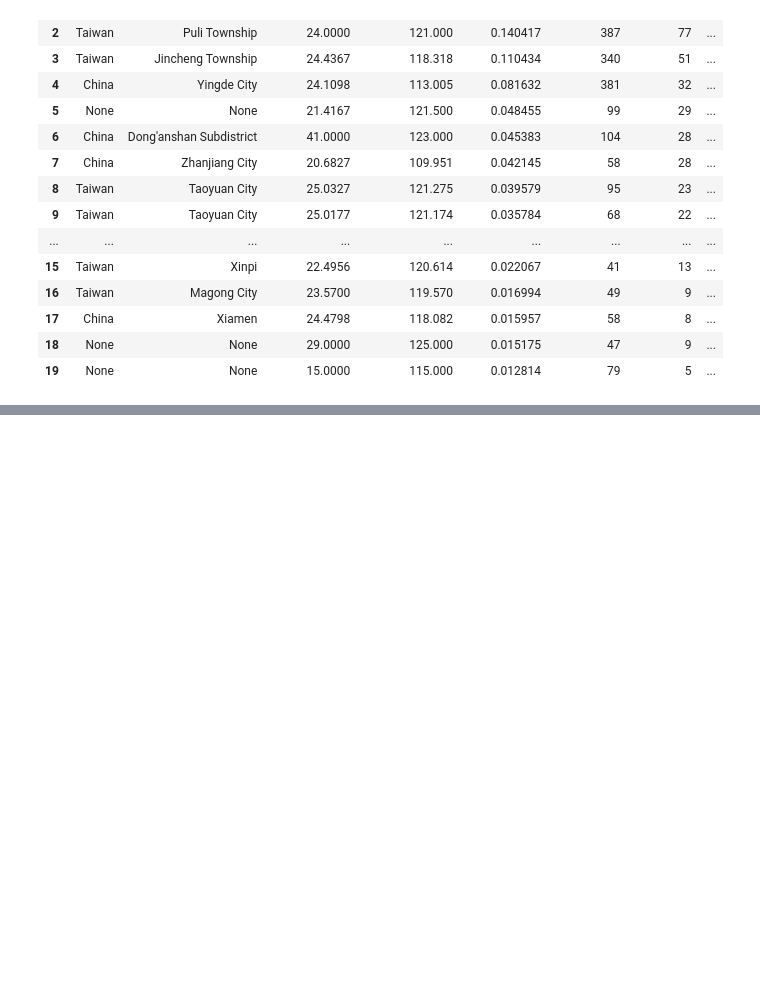
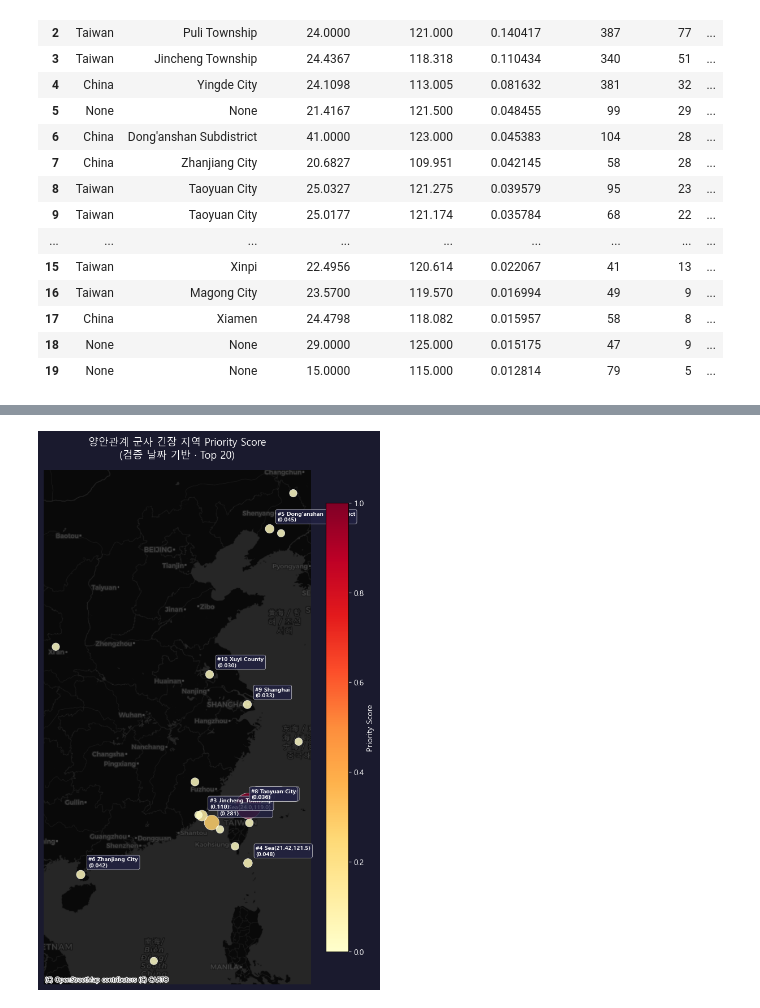
Before and after one commit to anna030608/DS8_SIA_Project, a Jupyter notebook: EDA/08_geocoders_day2.ipynb, the cells around one changed output, grey strips where cells are left out. Saved outputs shown, nothing was run; the diff lists cells and outputs as text; code cells hidden in the pictures; blank space fills up the shorter version.

Commit message:
update geo validation bbox and priority scoring

```diff
--- a/EDA/08_geocoders_day2.ipynb
+++ b/EDA/08_geocoders_day2.ipynb
@@ -696,0 +945,81 @@ display(coord_agg_final.nlargest(20, 'priority_score')[
+# %%
+import matplotlib.pyplot as plt
+import matplotlib.patches as mpatches
+from matplotlib.colors import Normalize
+from matplotlib.cm import ScalarMappable
+import geopandas as gpd
+import contextily as ctx
+from shapely.geometry import Point
+
+# 한글 폰트 및 설정 (Windows 환경)
+plt.rc('font', family='Malgun Gothic')
+plt.rcParams['axes.unicode_minus'] = False
+
+# ── GeoDataFrame 변환 ────────────────────────────────────────────
+top20 = coord_agg.nlargest(20, 'priority_score').copy()
+
+gdf = gpd.GeoDataFrame(
+    top20,
+    geometry=[Point(xy) for xy in zip(
+        top20['ActionGeo_Long'],
+        top20['ActionGeo_Lat']
+    )],
+    crs='EPSG:4326'
+).to_crs(epsg=3857)
+
+fig, ax = plt.subplots(figsize=(14, 10))
+
+# ── 컬러 설정 ────────────────────────────────────────────────────
+norm  = Normalize(vmin=0, vmax=1)
+cmap  = plt.cm.YlOrRd
+
+colors = [cmap(norm(s)) for s in gdf['priority_score']]
+sizes  = 80 + gdf['priority_score'] * 1000
+
+# ── 좌표 플롯 ────────────────────────────────────────────────────
+gdf.plot(
+    ax=ax, color=colors, markersize=sizes,
+    alpha=0.85, edgecolor='white', linewidth=0.5, zorder=3
+)
+
+# ── 상위 10개 라벨 ───────────────────────────────────────────────
+top10 = gdf.sort_values('priority_score', ascending=False).head(10)
+for i, row in enumerate(top10.itertuples()):
+    label = row.city if row.city else f"Sea({row.ActionGeo_Lat},{row.ActionGeo_Long})"
+    ax.annotate(
+        f"#{i+1} {label}\n({row.priority_score:.3f})",
+        xy=(row.geometry.x, row.geometry.y),
+        xytext=(10, 10), textcoords='offset points',
+        color='white', fontsize=7.5, fontweight='bold',
+        bbox=dict(boxstyle='round,pad=0.3',
+                  facecolor='#222244', alpha=0.8,
+                  edgecolor='white', linewidth=0.5)
+    )
+
+# ── 지도 배경 ────────────────────────────────────────────────────
+ctx.add_basemap(
+    ax,
+    source=ctx.providers.CartoDB.DarkMatter,
+    zoom=5
+)
+
+# ── 컬러바 ───────────────────────────────────────────────────────
+sm = ScalarMappable(cmap=cmap, norm=norm)
+sm.set_array([])
+cbar = plt.colorbar(sm, ax=ax, fraction=0.03, pad=0.02)
+cbar.set_label('Priority Score', color='white', fontsize=10)
+cbar.ax.yaxis.set_tick_params(color='white')
+plt.setp(cbar.ax.yaxis.get_ticklabels(), color='white')
+
+# ── 스타일 ───────────────────────────────────────────────────────
+ax.set_axis_off()
+fig.patch.set_facecolor('#1a1a2e')
+ax.set_title(
+    '양안관계 군사 긴장 지역 Priority Score\n(검증 날짜 기반 · Top 20)',
+    color='white', fontsize=13, pad=15
+)
+
+plt.tight_layout()
+plt.show()
+# %% [output]
+[figure, added]
```
Also changed, not shown: parts of 4 cells of this notebook, 6 other files.
